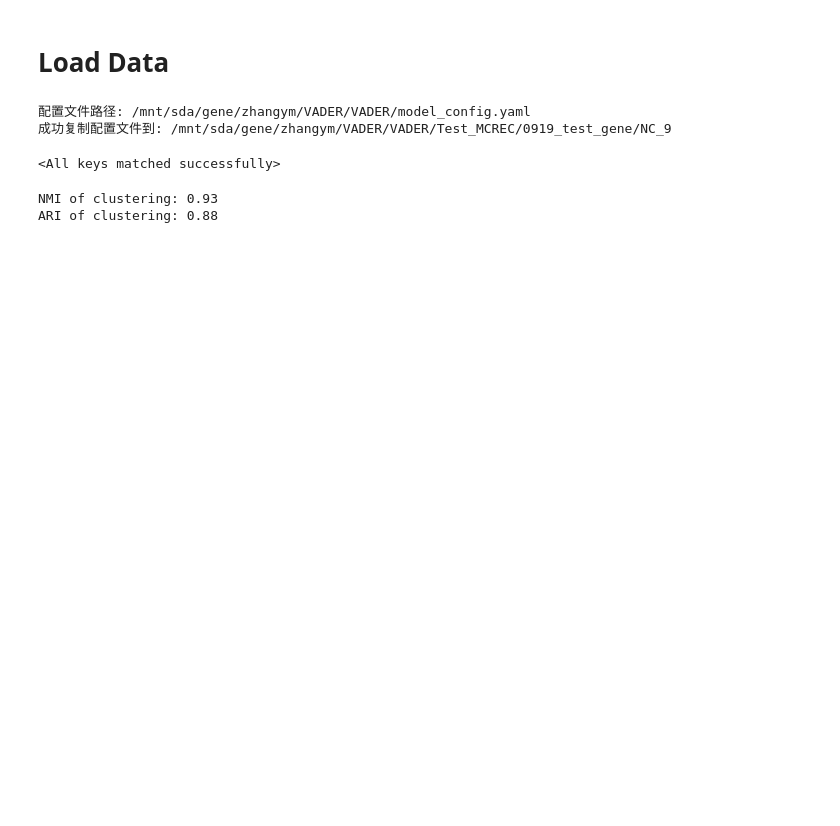
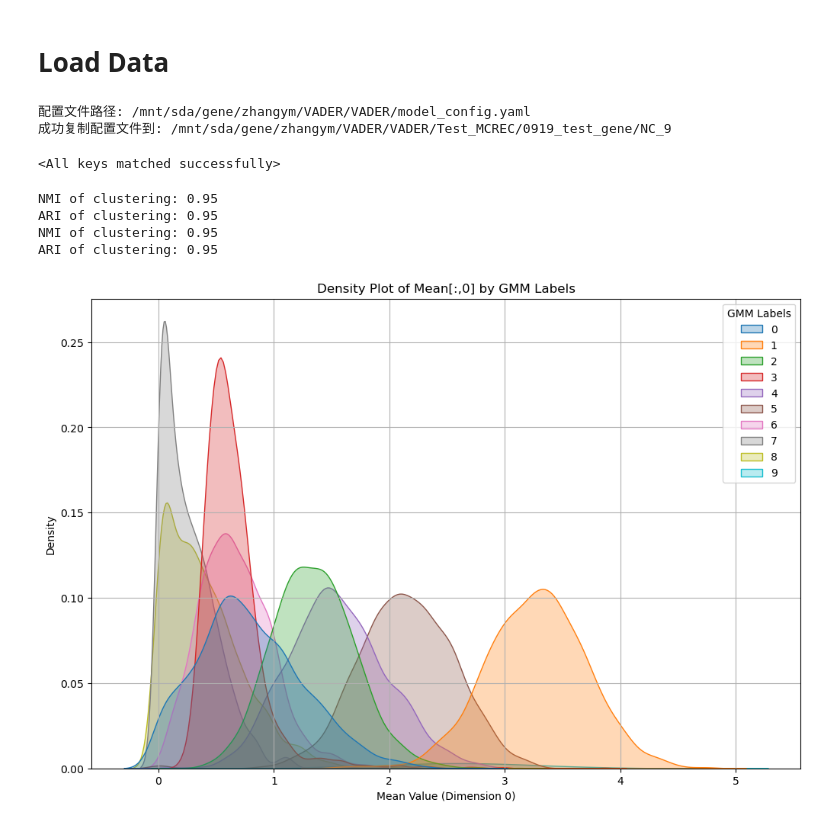
Before and after one commit to NyxSLY/VADER, a Jupyter notebook: Generate_samples.ipynb, the cells around one changed output. Drawn from its saved outputs; the diff is of its cells as text; code cells hidden in the pictures; blank space fills up the shorter version.

Commit message:
Gaussian没学到

```diff
--- a/Generate_samples.ipynb
+++ b/Generate_samples.ipynb
@@ -75,17 +104,84 @@ model = VaDE(
 配置文件路径: /mnt/sda/gene/zhangym/VADER/VADER/model_config.yaml
 成功复制配置文件到: /mnt/sda/gene/zhangym/VADER/VADER/Test_MCREC/0919_test_gene/NC_9
 # %%
-model.load_state_dict(torch.load('/mnt/sda/gene/zhangym/VADER/VADER/Test_MCREC/0915_Save_Model/NC_9/txt/Epoch_101_Acc=1.00_model.pth'))
+model.load_state_dict(torch.load('/mnt/sda/gene/zhangym/VADER/VADER/Test_MCREC/0915_Save_Model/NC_9_clustering/txt/Epoch_109_Acc=0.99_model.pth'))
+model_prior.load_state_dict(torch.load('/mnt/sda/gene/zhangym/VADER/VADER/Test_MCREC/0915_Save_Model/NC_9_prior_y/txt/Epoch_127_Acc=0.99_model.pth'))
 # %% [output]
 <All keys matched successfully>
 # %%
-recon_x, mean, gaussian_means, log_var, z, gamma, pi, S = model(tensor_gpu_data,  labels_batch = None)
-
+recon_x, mean, gaussian_means, log_var, z, gamma, pi, S_final = model(tensor_gpu_data,  labels_batch = None)
+gaussian_means = model.gaussian.means.cpu().detach().numpy()
+gaussian_vars = model.gaussian.log_variances.cpu().detach().numpy()
 gmm_probs = gamma.detach().cpu().numpy()
 gmm_labels = np.argmax(gmm_probs, axis=1)
-
 print(f'NMI of clustering: {normalized_mutual_info_score(gmm_labels, train_label):.2f}')
 print(f'ARI of clustering: {adjusted_rand_score(gmm_labels, train_label):.2f}')
+
+recon_x_p, mean_P, gaussian_means_p, log_var_p, z_p, gamma_p, pi_p, S_final_P = model_prior(tensor_gpu_data,  labels_batch = None)
+gaussian_means_p = model_prior.gaussian.means.cpu().detach().numpy()
+gaussian_vars_p = model_prior.gaussian.log_variances.cpu().detach().numpy()
+gmm_probs_p = gamma.detach().cpu().numpy()
+gmm_labels_p = np.argmax(gmm_probs, axis=1)
+print(f'NMI of clustering: {normalized_mutual_info_score(gmm_labels_p, train_label):.2f}')
+print(f'ARI of clustering: {adjusted_rand_score(gmm_labels_p, train_label):.2f}')
 # %% [output]
-NMI of clustering: 0.93
-ARI of clustering: 0.88
+NMI of clustering: 0.95
+ARI of clustering: 0.95
+NMI of clustering: 0.95
+ARI of clustering: 0.95
+# %%
+# Draw latent dim
+# 按照components对潜空间的mean、高斯分布、以及真实数据的mean进行绘制。
+import pandas as pd
+
+## VAE的mean
+mean_np = mean.detach().cpu().numpy()
+plot_data = pd.DataFrame({
+    'GMM Labels': gmm_labels,
+    'Mean Value (Dimension 0)': mean_np[:, 0]
+})
+
+plt.figure(figsize=(12, 8))
+sns.kdeplot(data=plot_data, x='Mean Value (Dimension 0)', hue='GMM Labels', palette='tab10', fill=True, alpha=0.3)
+
+plt.title('Density Plot of Mean[:,0] by GMM Labels')
+plt.xlabel('Mean Value (Dimension 0)')
+plt.ylabel('Density')
+plt.grid(True)
+plt.show()
+
+## VAE的Var
+exp_log_var_np = np.exp(log_var.detach().cpu().numpy())
+plot_data_exp_log_var = pd.DataFrame({
+    'GMM Labels': gmm_labels,
+    'Exp(Log_Var) Value (Dimension 0)': exp_log_var_np[:, 0]
+})
+
+plt.figure(figsize=(12, 8))
+sns.kdeplot(data=plot_data_exp_log_var, x='Exp(Log_Var) Value (Dimension 0)', hue='GMM Labels', palette='tab10', fill=True, alpha=0.3)
+
+plt.title('Density Plot of Exp(Log_Var)[:,0] by GMM Labels')
+plt.xlabel('Exp(Log_Var) Value (Dimension 0)')
+plt.ylabel('Density')
+plt.grid(True)
+plt.show()
+
+## VAE的Z
+z_np = z.detach().cpu().numpy()
+plot_data_z = pd.DataFrame({
+    'GMM Labels': gmm_labels,
+    'Z Value (Dimension 0)': z_np[:, 0]
+})
+
+plt.figure(figsize=(12, 8))
+sns.kdeplot(data=plot_data_z, x='Z Value (Dimension 0)', hue='GMM Labels', palette='tab10', fill=True, alpha=0.3)
+
+plt.title('Density Plot of Z[:,0] by GMM Labels')
+plt.xlabel('Z Value (Dimension 0)')
+plt.ylabel('Density')
+plt.grid(True)
+plt.show()
+
+## Gaussian总结的数据
+# %% [output]
+[figure, added]
```
Also changed, not shown: parts of 6 cells of this notebook, 3 other files.
